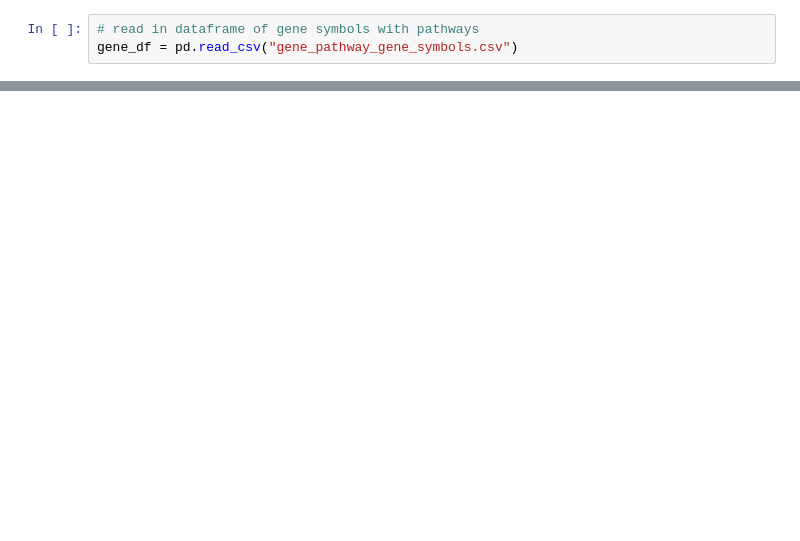
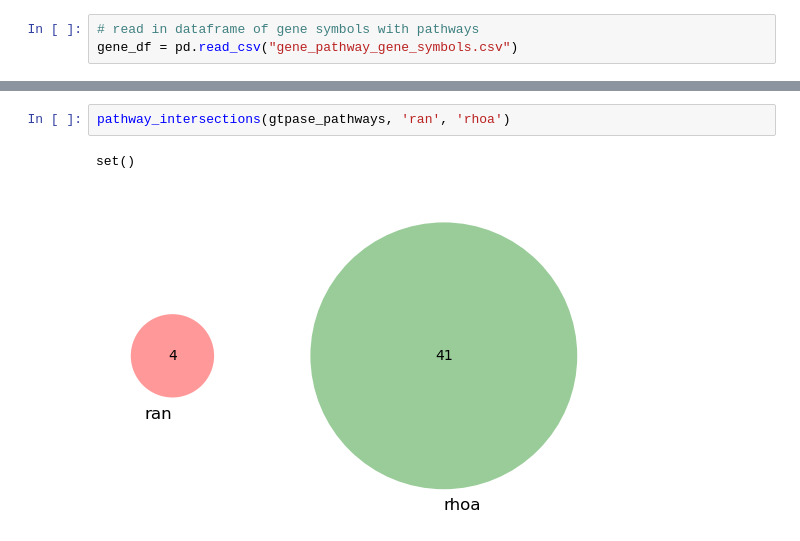
Before and after one commit to sam-wh/bioinf575_group, a Jupyter notebook: sam_feature.ipynb, the cells around one changed output, grey strips where cells are left out. Cells and saved outputs as stored; diff of their text form; blank space fills up the shorter version.

```diff
--- a/sam_feature.ipynb
+++ b/sam_feature.ipynb
@@ -32,0 +86,5 @@ gene_df.head()
+# %%
+pathway_intersections(gtpase_pathways, 'ran', 'rhoa')
+# %% [output]
+set()
+[figure, added]
```
Also changed, not shown: parts of 13 cells of this notebook.
